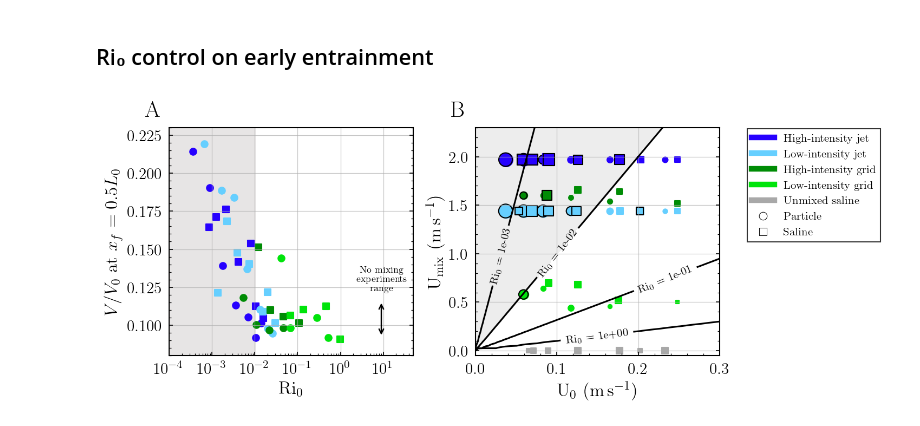
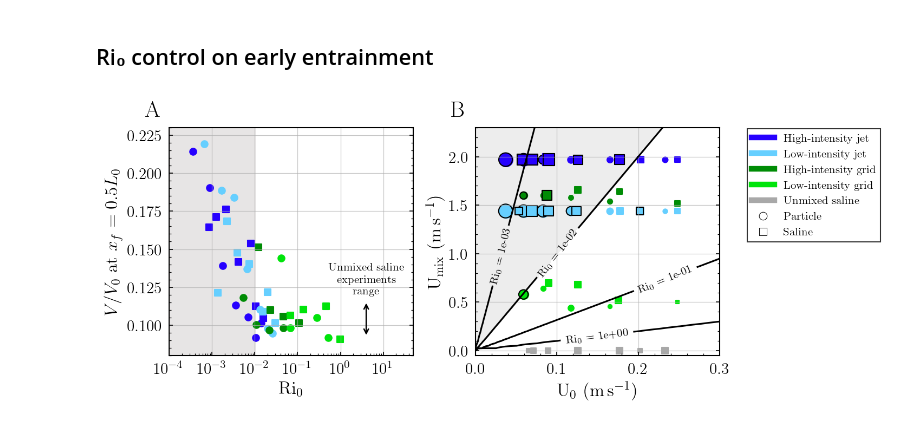
Before and after one commit to CaraBGJames/james-etal-2026-lock-release, a Jupyter notebook: paper/figure_scripts/figure_14.ipynb, the cells around one changed output. Cells and saved outputs as stored; diff of their text form; code cells hidden in the pictures.

Commit message:
updated annotation on figure

```diff
--- a/paper/figure_scripts/figure_14.ipynb
+++ b/paper/figure_scripts/figure_14.ipynb
@@ -149,35 +149,35 @@ legend_elements = [
 ]
 ax[0].annotate(
     "",
-    xy=(9, 0.116),
-    xytext=(9, 0.092),
+    xy=(4, 0.116),
+    xytext=(4, 0.092),
     arrowprops=dict(arrowstyle="<->", color="k", lw=1.2),
 )
 
 ax[0].text(
-    9, 0.13, "No mixing\nexperiments\nrange", fontsize=8, va="center", ha="center"
+    4, 0.13, "Unmixed saline\nexperiments\nrange", fontsize=10, va="center", ha="center"
 )
 
 # ============== Labels ==============
 for axis, label in zip(ax, ["A", "B"]):
     # axis.set_box_aspect(1)
     axis.annotate(
         label,
         xy=(-0.1, 1.05),
         xycoords="axes fraction",
         fontsize=20,
         fontweight="bold",
     )
 
 fig.legend(
     handles=legend_elements,
     loc="upper left",
     bbox_to_anchor=(1, 0.89),
     fontsize=10,
 )
 
 plt.tight_layout()
 plt.savefig("../figures/figure_14.png", bbox_inches="tight", dpi=300)
 plt.show()
 # %% [output]
-[figure, old version]
+[figure, new version]
```
